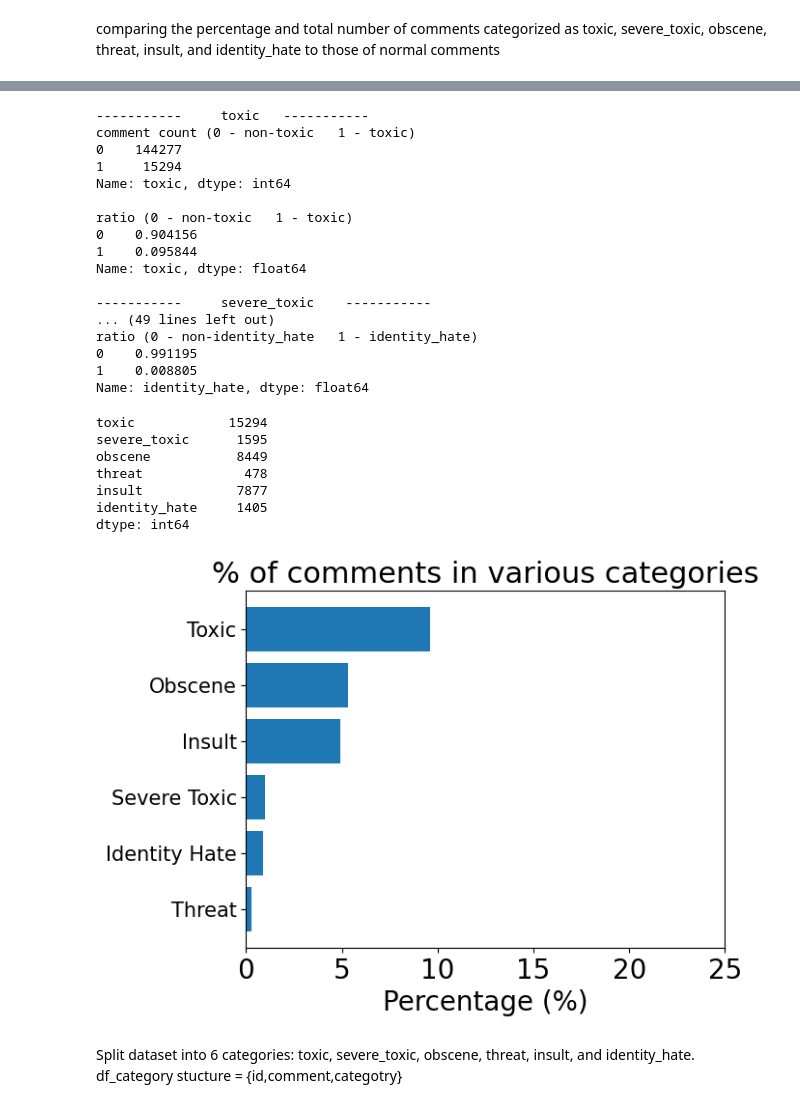
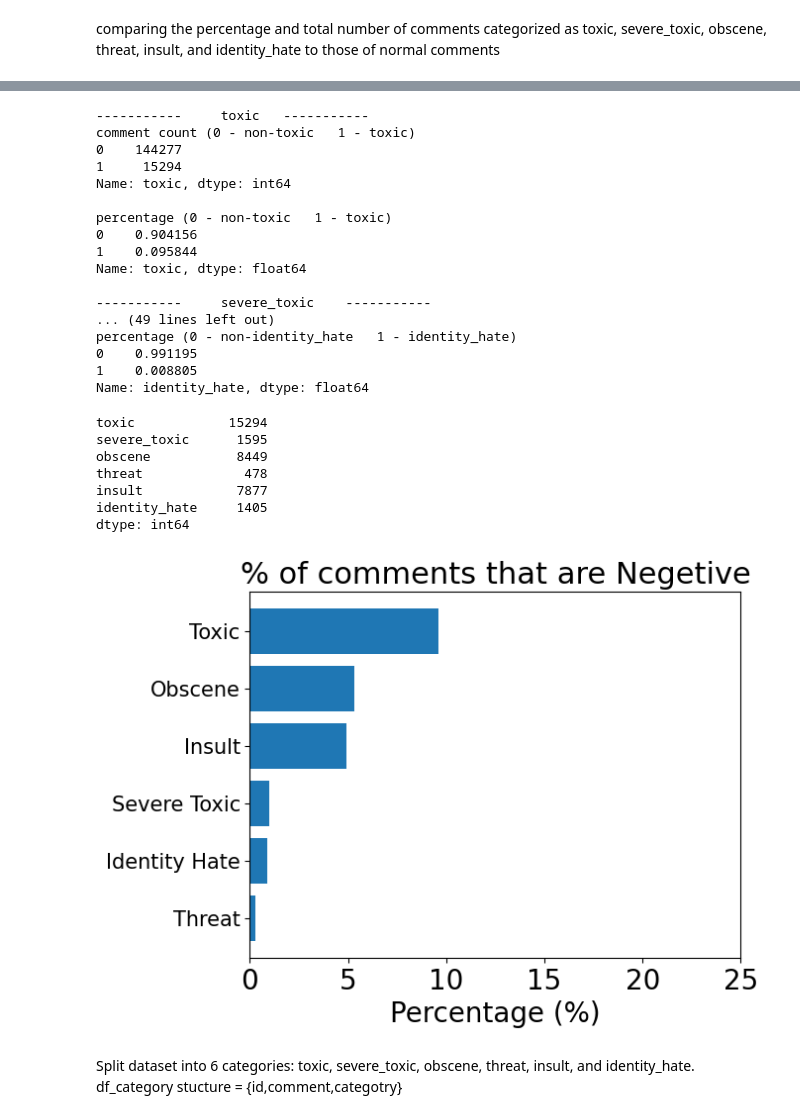
Before and after one commit to whoismanoj/Team3-SC1005-miniProject-ToxicCommentClassifier, a Jupyter notebook: DSAI_Project.ipynb, the cells around one changed output, grey strips where cells are left out. Saved outputs shown, nothing was run; the diff lists cells and outputs as text; code cells hidden in the pictures.

Commit message:
Update DSAI_Project.ipynb
added in sentiment column to df and enhance on existing bar graph to include both value and percentage by category

```diff
--- a/DSAI_Project.ipynb
+++ b/DSAI_Project.ipynb
@@ -121,0 +126,12 @@ comparing the percentage and total number of comments categorized as toxic, seve
+# %%
+def polarity(x):
+    if TextBlob(x).sentiment[0]<-0.25:
+       return 'Negative'
+    if TextBlob(x).sentiment[0]>0.25:
+       return 'Positive'
+    return 'Neutral'
+
+series_sentiment = df['comment_text'].map(lambda x: polarity(x))
+# %%
+sentiment=lambda x: polarity(x)
+df['sentiment'] = df['comment_text'].apply(sentiment)
@@ -126,7 +190,7 @@ for i in category:
     print('-----------\t'+i+"\t-----------")
     print(df[i].value_counts().rename_axis('comment count'+' (0 - non-'+i+'   1 - '+i+')'))
     print('')
-    print(df[i].value_counts(normalize=True).rename_axis('ratio'+' (0 - non-'+i+'   1 - '+i+')'))
+    print(df[i].value_counts(normalize=True).rename_axis('percentage'+' (0 - non-'+i+'   1 - '+i+')'))
     print('')
 # %% [output]
 -----------     toxic   -----------
@@ -135,14 +199,14 @@ comment count (0 - non-toxic   1 - toxic)
 1     15294
 Name: toxic, dtype: int64
 
-ratio (0 - non-toxic   1 - toxic)
+percentage (0 - non-toxic   1 - toxic)
 0    0.904156
 1    0.095844
 Name: toxic, dtype: float64
 
 -----------     severe_toxic    -----------
 ... (49 lines left out)
-ratio (0 - non-identity_hate   1 - identity_hate)
+percentage (0 - non-identity_hate   1 - identity_hate)
 0    0.991195
 1    0.008805
 Name: identity_hate, dtype: float64
@@ -160,29 +224,29 @@ dtype: int64
 # %%
 # Create a bar graph
 dfRowCnt = len(df)
 sum_tox = df['toxic'].sum() / dfRowCnt * 100
 sum_sev = df['severe_toxic'].sum() / dfRowCnt * 100
 sum_obs = df['obscene'].sum() / dfRowCnt * 100
 sum_thr = df['threat'].sum() / dfRowCnt * 100
 sum_ins = df['insult'].sum() / dfRowCnt * 100
 sum_ide = df['identity_hate'].sum() / dfRowCnt * 100
 
 # Initiate a list of 6 values that represent the 6 x-axis values for the categories
 ind = np.arange(6)
 
 # Let the ind variable be the x-axis, whereas the % of toxicity for each category be the y-axis.
 # Sequence of % have been sorted manually. This method cannot be done if there are large numbers of categories.
 ax = plt.barh(ind, [sum_tox, sum_obs, sum_ins, sum_sev, sum_ide, sum_thr])
 plt.xlabel('Percentage (%)', size=20)
 plt.xticks(np.arange(0, 30, 5), size=20)
-plt.title('% of comments in various categories', size=22)
+plt.title('% of comments that are Negetive', size=22)
 plt.yticks(ind, ('Toxic', 'Obscene', 'Insult', 'Severe Toxic', 'Identity Hate', 'Threat', ), size=15)
 
 # Invert the graph so that it is in descending order.
 plt.gca().invert_yaxis()
 plt.show()
 # %% [output]
-[figure, old version]
+[figure, new version]
 # %% [markdown]
 Split dataset into 6 categories: toxic, severe_toxic, obscene, threat, insult, and identity_hate. df_category stucture = {id,comment,categotry}
 # %%
```
Also changed, not shown: parts of 6 cells of this notebook.
